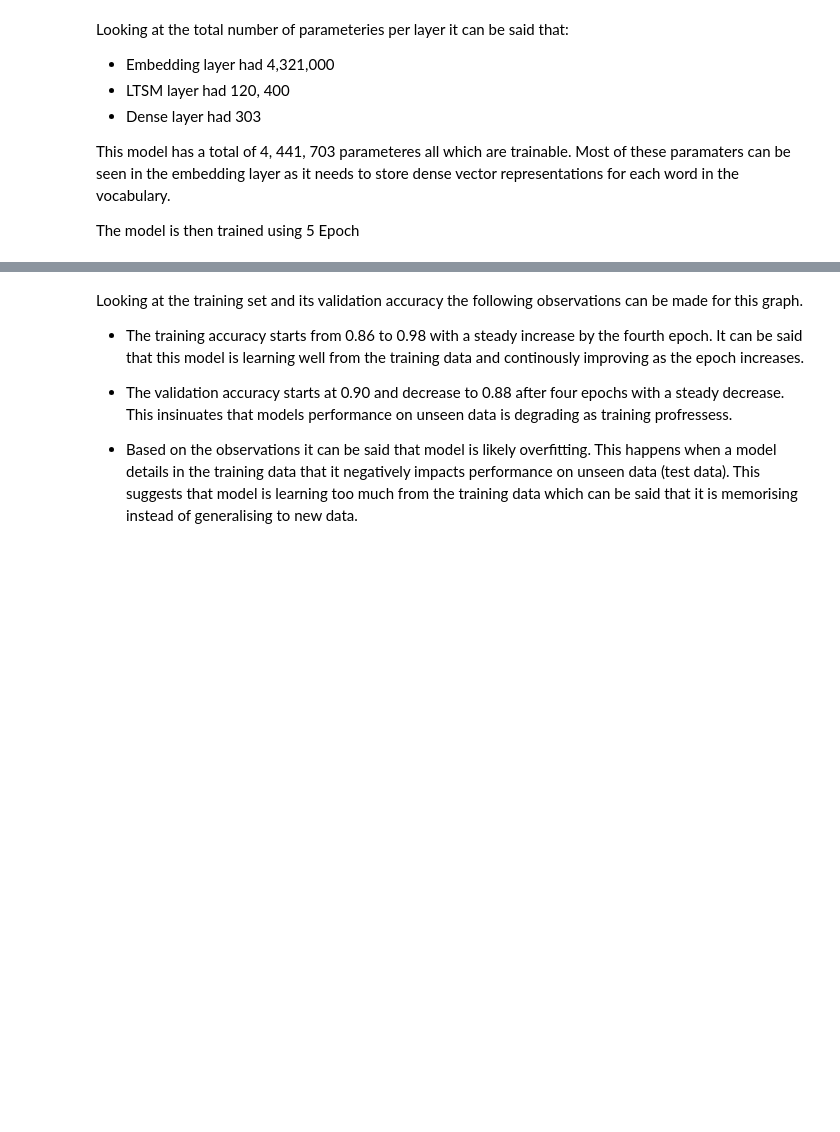
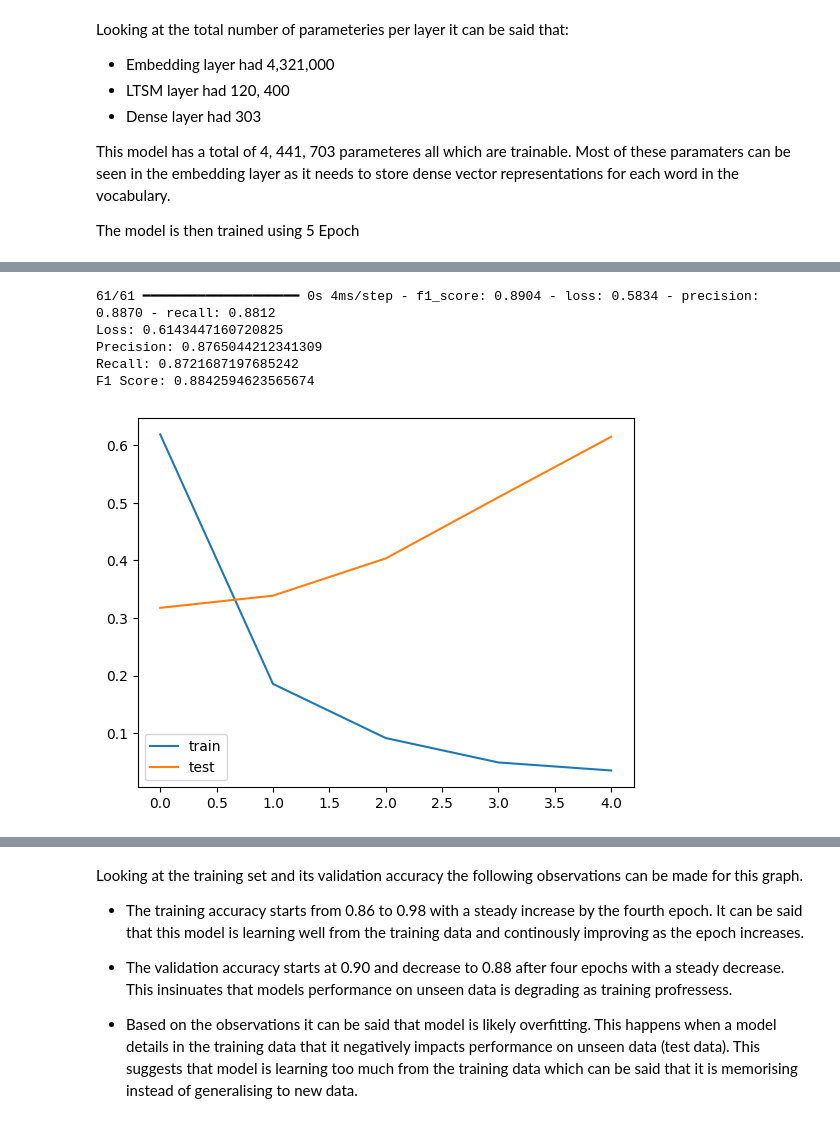
Before and after one commit to StephBarwick/P000456CSITCP, a Jupyter notebook: model.ipynb, the cells around one changed output, grey strips where cells are left out. Drawn from its saved outputs; the diff is of its cells as text; code cells hidden in the pictures; blank space fills up the shorter version.

```diff
--- a/model.ipynb
+++ b/model.ipynb
@@ -872,23 +870,36 @@ Metrics are defined into functions to help assess the efficiency of the model th
 - Precision
 - F1 score
 # %%
+import tensorflow as tf
+from tensorflow.keras import backend as K
+
 # create metrics for recall, precision and f1 score
 def recall_m(y_true, y_pred):
-    true_positives = K.sum(K.round(K.clip(y_true * y_pred, 0, 1)))
-    possible_positives = K.sum(K.round(K.clip(y_true, 0, 1)))
+    true_positives = tf.reduce_sum(K.round(K.clip(y_true * y_pred, 0, 1)))
+    possible_positives = tf.reduce_sum(K.round(K.clip(y_true, 0, 1)))
     recall = true_positives / (possible_positives + K.epsilon())
     return recall
 
 def precision_m(y_true, y_pred):
-    true_positives = K.sum(K.round(K.clip(y_true * y_pred, 0, 1)))
-    predicted_positives = K.sum(K.round(K.clip(y_pred, 0, 1)))
+    true_positives = tf.reduce_sum(K.round(K.clip(y_true * y_pred, 0, 1)))
+    predicted_positives = tf.reduce_sum(K.round(K.clip(y_pred, 0, 1)))
     precision = true_positives / (predicted_positives + K.epsilon())
     return precision
 
 def f1_m(y_true, y_pred):
     precision = precision_m(y_true, y_pred)
     recall = recall_m(y_true, y_pred)
-    return 2*((precision*recall)/(precision+recall+K.epsilon()))
+    return 2 * (precision * recall) / (precision + recall + K.epsilon())
+
+# Ensure the metrics return a tensor
+precision_m = tf.keras.metrics.Precision()
+recall_m = tf.keras.metrics.Recall()
+f1_m = tf.keras.metrics.Mean(name='f1_score')
+
+def f1_score(y_true, y_pred):
+    p = precision_m(y_true, y_pred)
+    r = recall_m(y_true, y_pred)
+    return 2 * (p * r) / (p + r + K.epsilon())
 # %% [markdown]
 The intial (first) model is created using LSTM (long short term memory) neural network. This used to store data for future calculations. Additionally a density of 3 is used with softmax. The metrics used to analyise the efficiency of this model is accucarcy score, f1 score, precision and recall scores.
 
@@ -952,3 +998,23 @@ Epoch 5/5
+# %%
+# evaluate the model
+loss, precision, recall, f1 = model.evaluate(X_test, y_test, batch_size=64)
+print(f"Loss: {loss}")
+print(f"Precision: {precision}")
+print(f"Recall: {recall}")
+print(f"F1 Score: {f1}")
+
+# plot the training history
+plt.plot(history.history['loss'], label='train')
+plt.plot(history.history['val_loss'], label='test')
+plt.legend()
+plt.show()
+# %% [output]
+61/61 ━━━━━━━━━━━━━━━━━━━━ 0s 4ms/step - f1_score: 0.8904 - loss: 0.5834 - precision: 0.8870 - recall: 0.8812
+Loss: 0.6143447160720825
+Precision: 0.8765044212341309
+Recall: 0.8721687197685242
+F1 Score: 0.8842594623565674
+[figure, added]
 # %%
 import matplotlib.pyplot as plt
 
```
Also changed, not shown: parts of 11 cells of this notebook.
